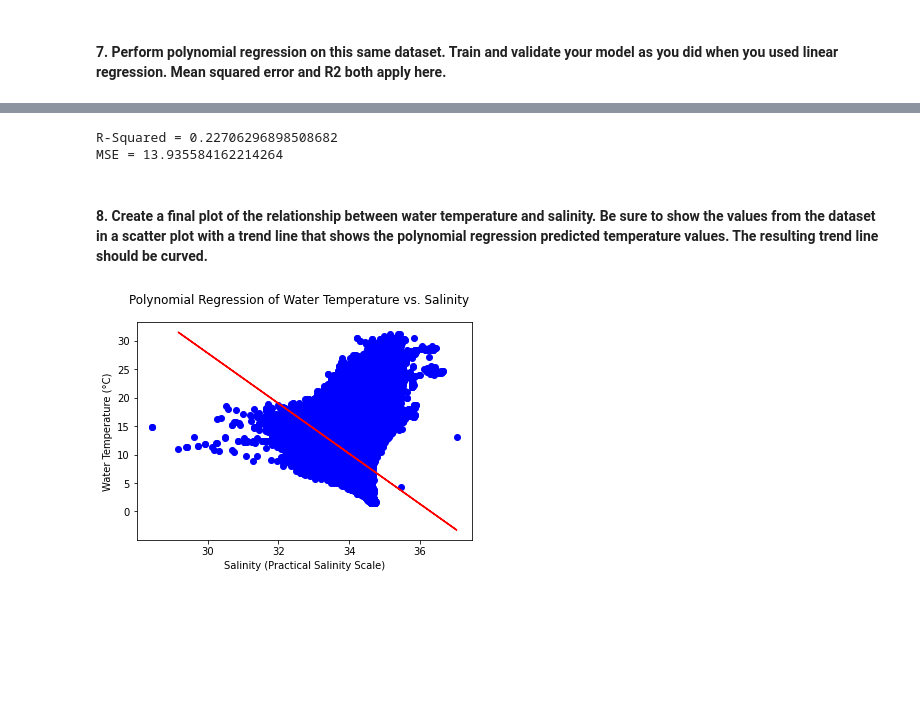
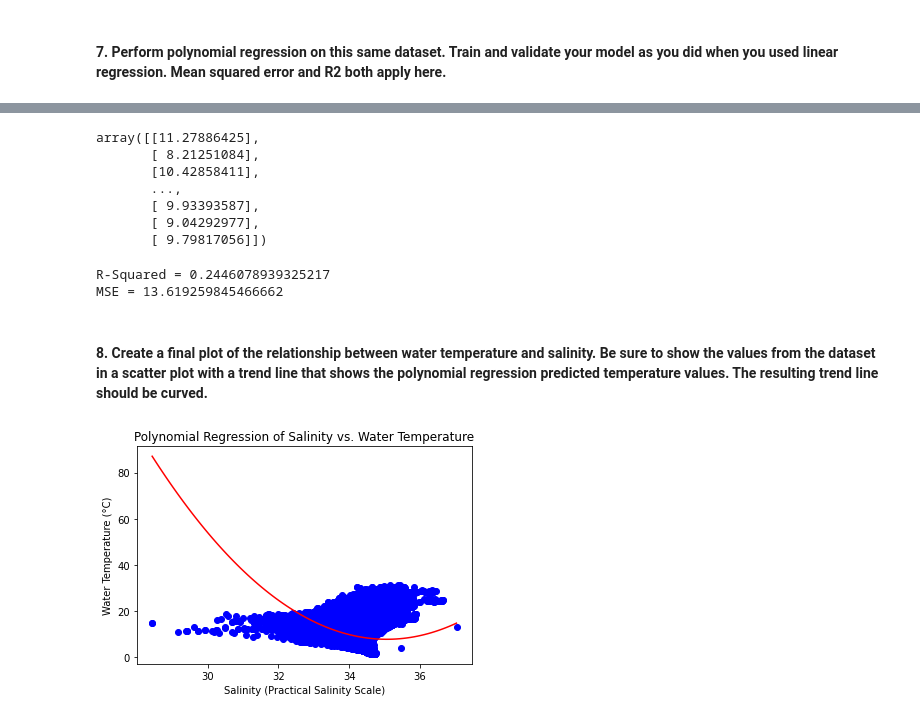
Before and after one commit to existentialplantperson/Week_13, a Jupyter notebook: WK13_Homework.ipynb, the cells around one changed output, grey strips where cells are left out. Cells and saved outputs as stored; diff of their text form; code cells hidden in the pictures; blank space fills up the shorter version.

```diff
--- a/WK13_Homework.ipynb
+++ b/WK13_Homework.ipynb
@@ -438,27 +410,52 @@ array([[11.6112668 ],
+# %%
+#create polynomial feature object
+poly = PolynomialFeatures(degree=2)
+
+#use original train-test-split and transform X_train into X_pol_train
+X_train_poly= poly.fit_transform(X_train)
+
+#fit X training data with polynomial transformation to linear regression
+linreg=LinearRegression()
+linreg.fit(X_train_poly, y_train)
+
+#predict y values from poly transformed and linear regressino fitted X_test data
+y_poly_pred = linreg.predict(poly.fit_transform(X_test))
+y_poly_pred
+# %% [output]
+array([[11.27886425],
+       [ 8.21251084],
+       [10.42858411],
+       ...,
+       [ 9.93393587],
+       [ 9.04292977],
+       [ 9.79817056]])
 # %%
 #R-squared score
-poly_rsq_score = r2_score(y_poly_test, y_poly_pred)
+poly_rsq_score = r2_score(y_test, y_poly_pred)
 print('R-Squared = '+ str(poly_rsq_score))
 
 #MSE score
-poly_mse_score = mean_squared_error(y_poly_test, y_poly_pred)
+poly_mse_score = mean_squared_error(y_test, y_poly_pred)
 print('MSE = '+ str(poly_mse_score))
 # %% [output]
-R-Squared = 0.22706296898508682
-MSE = 13.935584162214264
+R-Squared = 0.2446078939325217
+MSE = 13.619259845466662
 # %% [markdown]
 #### 8.	Create a final plot of the relationship between water temperature and salinity. Be sure to show the values from the dataset in a scatter plot with a trend line that shows the polynomial regression predicted temperature values. The resulting trend line should be curved.
-# %%
-fig, ax = plt.subplots()
-plt.scatter(X,y,color='blue')
-ax.plot(X_poly_test, y_poly_pred, color='red')
-
-fig.suptitle("Polynomial Regression of Water Temperature vs. Salinity")
-ax.set_xlabel('Salinity (Practical Salinity Scale)')
-ax.set_ylabel('Water Temperature (°C)')
-
-plt.show()
-# %% [output]
-[figure, removed]
+# %%
+X_grid = np.arange(min(X), max(X), 0.1)
+X_grid = X_grid.reshape(len(X_grid), 1)
+
+
+plt.scatter(X,y,color='blue')
+plt.plot(X_grid,linreg.predict(poly.fit_transform(X_grid)), color='red')
+
+plt.title("Polynomial Regression of Salinity vs. Water Temperature")
+plt.xlabel('Salinity (Practical Salinity Scale)')
+plt.ylabel('Water Temperature (°C)')
+
+plt.show()
+# %% [output]
+[figure, added]
 # %% [markdown]
 ![Cert_PreProcessingforMLPython.png](attachment:Cert_PreProcessingforMLPython.png)
```
Also changed, not shown: parts of 3 cells of this notebook, 1 other file.
